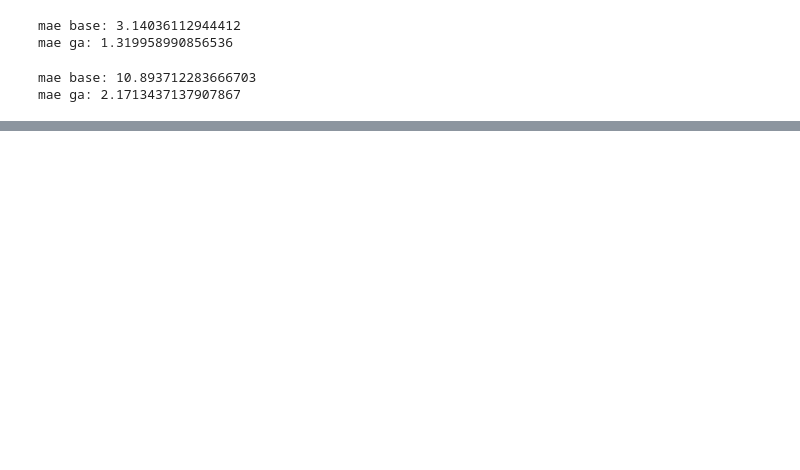
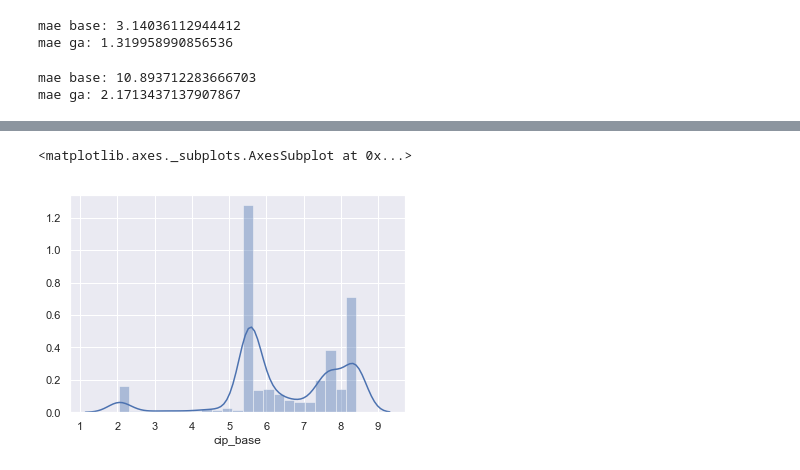
Before and after one commit to sidd-pandey/Fuzzy-GA, a Jupyter notebook: notebooks/ga_base.ipynb, the cells around one changed output, grey strips where cells are left out. Saved outputs shown, nothing was run; the diff lists cells and outputs as text; code cells hidden in the pictures; blank space fills up the shorter version.

```diff
--- a/notebooks/ga_base.ipynb
+++ b/notebooks/ga_base.ipynb
@@ -34,0 +45,5 @@ mae ga: 2.1713437137907867
+# %%
+sns.distplot(df["cip_base"])
+# %% [output]
+<matplotlib.axes._subplots.AxesSubplot at 0x...>
+[figure, added]
```
Also changed, not shown: parts of 9 cells of this notebook, 1 other file.
